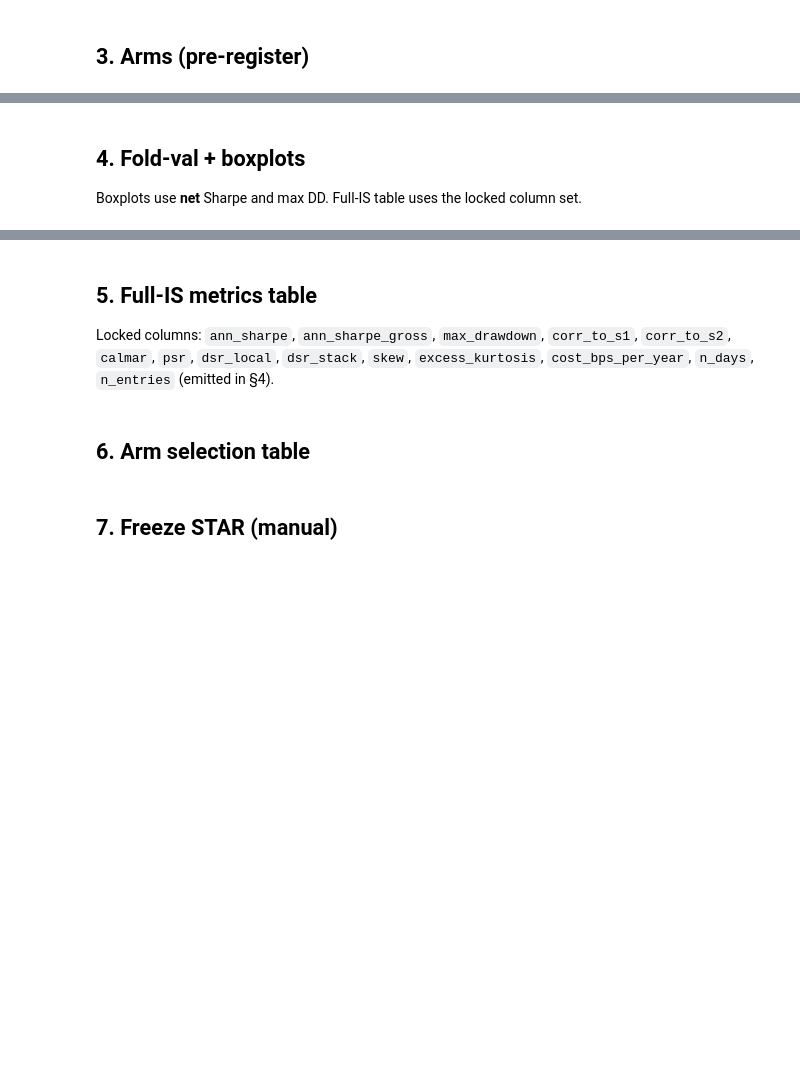
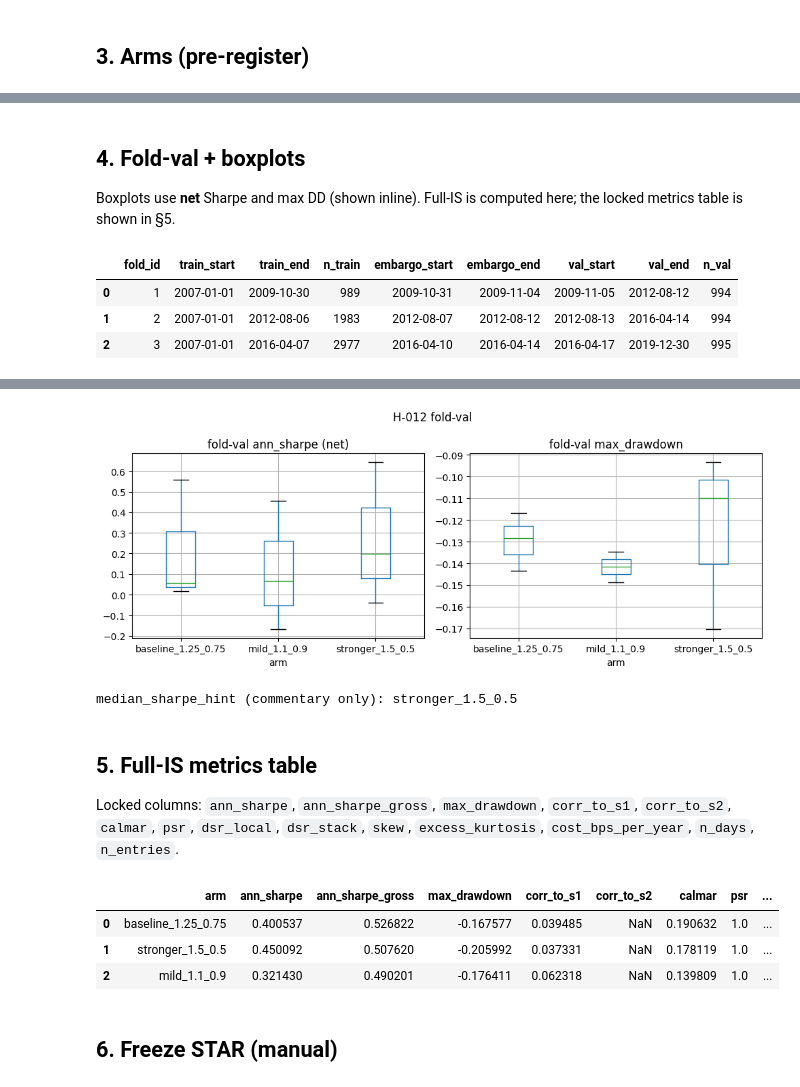
Before and after one commit to charlievellacott/trading_portfolio, a Jupyter notebook: 02_research/s3_fx_trend/notebooks/core_sleeve/H-012_overlay_polish.ipynb, the cells around one changed output, grey strips where cells are left out. Cells and saved outputs as stored; diff of their text form; code cells hidden in the pictures; blank space fills up the shorter version.

```diff
--- a/02_research/s3_fx_trend/notebooks/core_sleeve/H-012_overlay_polish.ipynb
+++ b/02_research/s3_fx_trend/notebooks/core_sleeve/H-012_overlay_polish.ipynb
@@ -134,7 +145,7 @@ print("registered", list(configs.keys()))
 # %% [markdown]
 ## 4. Fold-val + boxplots
 
-Boxplots use **net** Sharpe and max DD. Full-IS table uses the locked column set.
+Boxplots use **net** Sharpe and max DD (shown inline). Full-IS is computed here; the locked metrics table is shown in §5.
 # %%
 FULL_IS_COLS = [
     "arm",
@@ -156,7 +167,6 @@ FULL_IS_COLS = [
 
 fold_df = pd.DataFrame()
 full_is_df = pd.DataFrame()
-sel = pd.DataFrame()
 _reer = reer if "reer" in dir() else pd.DataFrame()
 
 if panel_is.empty or "date" not in panel_is.columns:
@@ -184,21 +194,18 @@ else:
         )
         display(fold_df.head(20))
 
-        pdf_path = os.path.join(TEARSHEET_DIR, f"{HYP_ID}_fold_val_boxplots.pdf")
-        with PdfPages(pdf_path) as pdf:
-            fig, axes = plt.subplots(1, 2, figsize=(10, 4))
-            if not fold_df.empty and "ann_sharpe" in fold_df.columns:
-                fold_df.boxplot(column="ann_sharpe", by="arm", ax=axes[0])
-                axes[0].set_title("fold-val ann_sharpe (net)")
-                axes[0].set_xlabel("arm")
-            if not fold_df.empty and "max_drawdown" in fold_df.columns:
-                fold_df.boxplot(column="max_drawdown", by="arm", ax=axes[1])
-                axes[1].set_title("fold-val max_drawdown")
-                axes[1].set_xlabel("arm")
-            plt.suptitle(f"{HYP_ID} fold-val")
-            pdf.savefig(fig)
-            plt.close(fig)
-        print("wrote", pdf_path)
+        fig, axes = plt.subplots(1, 2, figsize=(10, 4))
+        if not fold_df.empty and "ann_sharpe" in fold_df.columns:
+            fold_df.boxplot(column="ann_sharpe", by="arm", ax=axes[0])
+            axes[0].set_title("fold-val ann_sharpe (net)")
+            axes[0].set_xlabel("arm")
+        if not fold_df.empty and "max_drawdown" in fold_df.columns:
+            fold_df.boxplot(column="max_drawdown", by="arm", ax=axes[1])
+            axes[1].set_title("fold-val max_drawdown")
+            axes[1].set_xlabel("arm")
+        plt.suptitle(f"{HYP_ID} fold-val")
+        plt.tight_layout()
+        plt.show()
 
         full_is_df = full_is_metrics(
             panel_is,
@@ -210,13 +217,12 @@ else:
             rates_df=rates if not rates.empty else None,
             reer_df=_reer if not _reer.empty else None,
         )
-        cols = [c for c in FULL_IS_COLS if c in full_is_df.columns]
-        display(full_is_df[cols])
-        print("Full-IS columns (locked):", FULL_IS_COLS)
-
-        sel = arm_selection_table(fold_df, full_is_df)
-        display(sel)
         hint = median_sharpe_hint(fold_df)
         print("median_sharpe_hint (commentary only):", hint)
     except Exception as exc:
         warnings.warn(f"fold-val / full-IS failed (panel may be too short): {exc!r}")
+# %% [output]
+|  | fold_id | train_start | train_end | n_train | embargo_start | embargo_end | val_start | val_end | n_val |
+| 0 | 1 | 2007-01-01 | 2009-10-30 | 989 | 2009-10-31 | 2009-11-04 | 2009-11-05 | 2012-08-12 | 994 |
+| 1 | 2 | 2007-01-01 | 2012-08-06 | 1983 | 2012-08-07 | 2012-08-12 | 2012-08-13 | 2016-04-14 | 994 |
+| 2 | 3 | 2007-01-01 | 2016-04-07 | 2977 | 2016-04-10 | 2016-04-14 | 2016-04-17 | 2019-12-30 | 995 |
@@ -223,8 +239,13 @@ else:
+[figure, added]
+median_sharpe_hint (commentary only): stronger_1.5_0.5
 # %% [markdown]
 ## 5. Full-IS metrics table
 
-Locked columns: `ann_sharpe`, `ann_sharpe_gross`, `max_drawdown`, `corr_to_s1`, `corr_to_s2`, `calmar`, `psr`, `dsr_local`, `dsr_stack`, `skew`, `excess_kurtosis`, `cost_bps_per_year`, `n_days`, `n_entries` (emitted in §4).
+Locked columns: `ann_sharpe`, `ann_sharpe_gross`, `max_drawdown`, `corr_to_s1`, `corr_to_s2`, `calmar`, `psr`, `dsr_local`, `dsr_stack`, `skew`, `excess_kurtosis`, `cost_bps_per_year`, `n_days`, `n_entries`.
 # %%
 display(full_is_df[[c for c in FULL_IS_COLS if c in full_is_df.columns]]) if not full_is_df.empty else print('no full-IS yet')
+# %% [output]
+|  | arm | ann_sharpe | ann_sharpe_gross | max_drawdown | corr_to_s1 | corr_to_s2 | calmar | psr | ... |
+| 0 | baseline_1.25_0.75 | 0.400537 | 0.526822 | -0.167577 | 0.039485 | NaN | 0.190632 | 1.0 | ... |
+| 1 | stronger_1.5_0.5 | 0.450092 | 0.507620 | -0.205992 | 0.037331 | NaN | 0.178119 | 1.0 | ... |
+| 2 | mild_1.1_0.9 | 0.321430 | 0.490201 | -0.176411 | 0.062318 | NaN | 0.139809 | 1.0 | ... |
-# %% [markdown]
-## 6. Arm selection table
@@ -233,5 +252,5 @@ display(sel) if not sel.empty else print('no selection table yet')
 # %% [markdown]
-## 7. Freeze STAR (manual)
+## 6. Freeze STAR (manual)
 # %%
 # MANUAL STAR freeze — edit the value, then run. Do not auto-assign from hint.
 # STAR_KEY = "CARRY_AGREE_SCALE_STAR"
```
Also changed, not shown: parts of 9 cells of this notebook, 53 other files.
